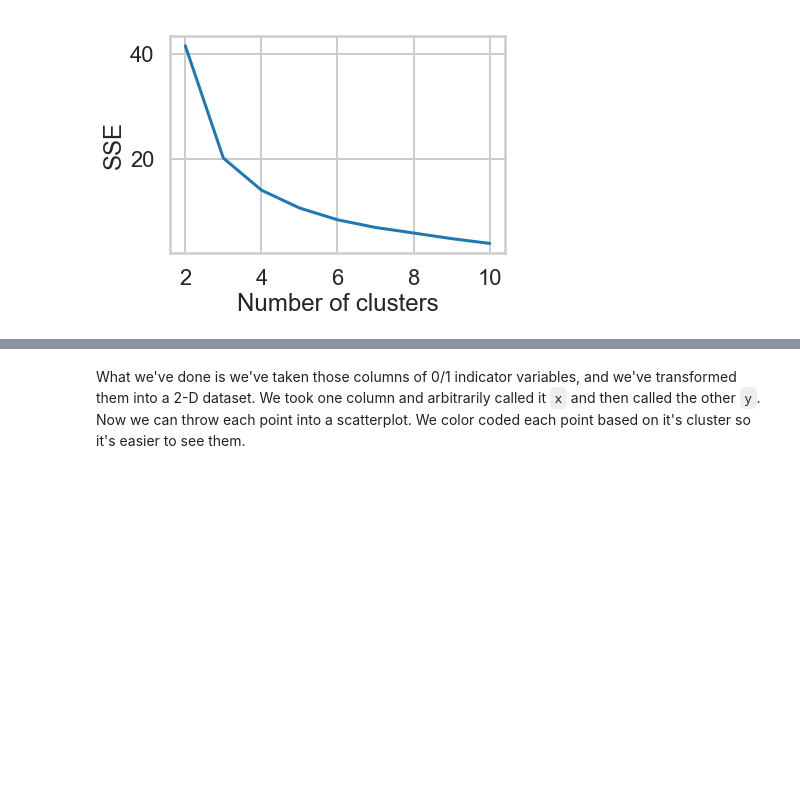
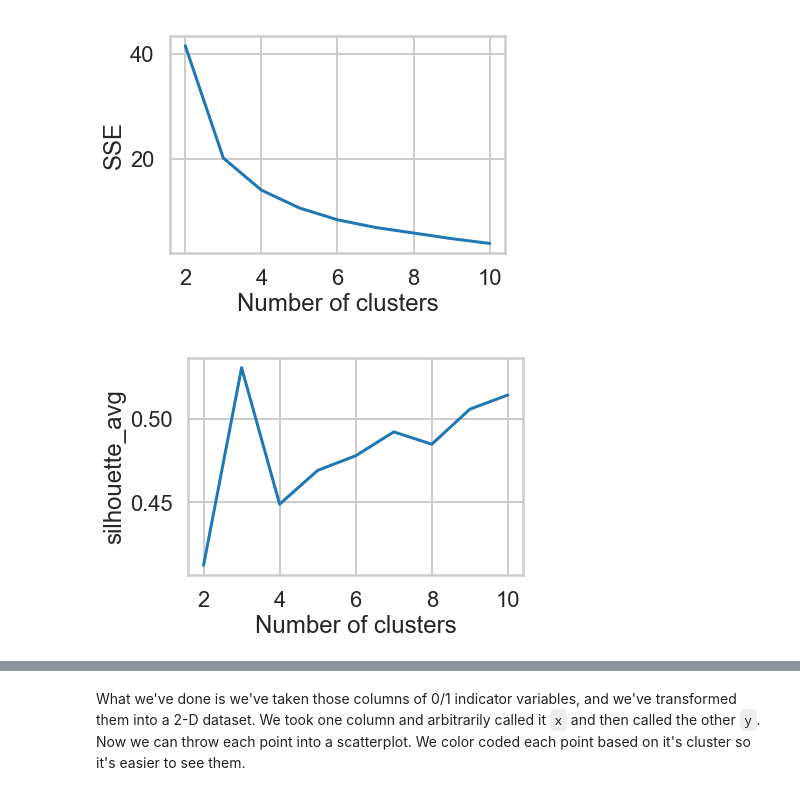
Before and after one commit to yungnien/Springboard, a Jupyter notebook: springboard-aic-mini-projects-public/aic-8_2_10_clustering-mini-project/Mini_Project_Clustering.ipynb, the cells around one changed output, grey strips where cells are left out. Drawn from its saved outputs; the diff is of its cells as text; code cells hidden in the pictures; blank space fills up the shorter version.

```diff
--- a/springboard-aic-mini-projects-public/aic-8_2_10_clustering-mini-project/Mini_Project_Clustering.ipynb
+++ b/springboard-aic-mini-projects-public/aic-8_2_10_clustering-mini-project/Mini_Project_Clustering.ipynb
@@ -327,4 +331,11 @@ plt.ylabel("SSE")
 plt.show()
 # %% [output]
 [figure]
+# %%
+plt.plot(list(s_a.keys()), list(s_a.values()))
+plt.xlabel("Number of clusters")
+plt.ylabel("silhouette_avg")
+plt.show()
+# %% [output]
+[figure, added]
 # %% [markdown]
```
Also changed, not shown: parts of 3 cells of this notebook.
